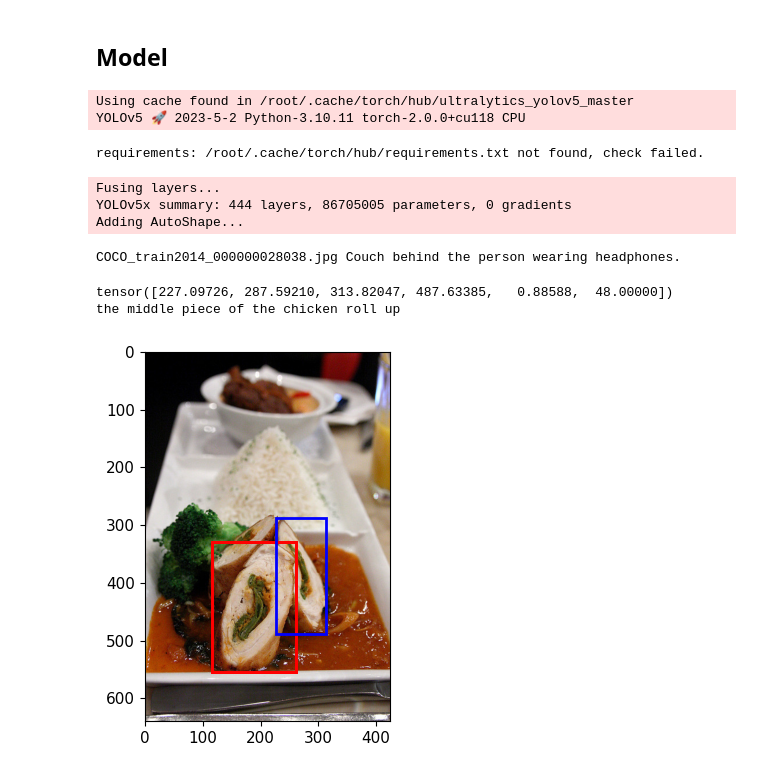
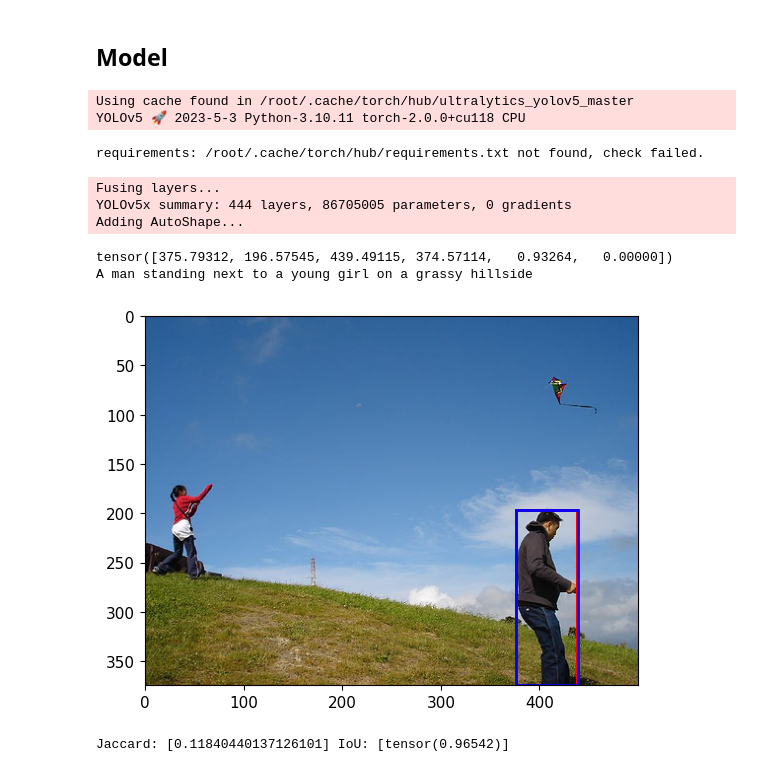
Before and after one commit to nicolazilio0/deepRiccy, a Jupyter notebook: Baseline.ipynb, the cells around one changed output. Saved outputs shown, nothing was run; the diff lists cells and outputs as text; code cells hidden in the pictures.

Commit message:
Baseline done and evaluated

```diff
--- a/Baseline.ipynb
+++ b/Baseline.ipynb
@@ -109,11 +106,14 @@ class Metrics:
         self.iou.append(iou(bbox_y, bbox_gt))
 
     def get(self):
-      print('get')
       return np.mean(self.jaccard), np.mean(self.iou)
 
     def __str__(self):
-      return "Jaccard: " + str(self.jaccard) + " IoU: " + str(self.iou)
+      return "Jaccard: " + str(np.mean(self.jaccard)) + " IoU: " + str(np.mean(self.iou))
+
+    def reset(self):
+      self.jaccard = []
+      self.iou = []
 # %%
 def split_string(string):
     string = string.split("_")
@@ -175,6 +175,18 @@ class Coco(Dataset):
 
     def get_imgframe(self, idx):
       return self.img_frame.iloc[idx]
+
+    def get_validation(self):
+        #return the dataframe that has as attribute the validation
+        return self.dataset[self.dataset['split'] == 'val']
+
+    def get_test(self):
+        #return the dataframe that has as attribute the test
+        return self.dataset[self.dataset['split'] == 'test']
+
+    def get_train(self):
+        #return the dataframe that has as attribute the train
+        return self.dataset[self.dataset['split'] == 'train']
 # %%
 #test dataset
 
@@ -281,58 +289,58 @@ class VisualGrounding(torch.nn.Module):
       gt_crop = original_img.crop(bbox)
       prediction_bbox, prediction_img = self.forward(img_path, sentence)
       self.metrics.update(prediction_bbox, bbox, prediction_img, gt_crop)
+      return prediction_bbox, prediction_img
 
     def get_metrics(self):
-        return self.metrics.get()
+      return self.metrics.get()
+
+    def reset_metrics(self):
+      self.metrics.reset()
 # %%
 model = VisualGrounding('yolov5x','ViT-B/32', local_path, local_annotations)
 # %% [output]
 Using cache found in /root/.cache/torch/hub/ultralytics_yolov5_master
-YOLOv5 🚀 2023-5-2 Python-3.10.11 torch-2.0.0+cu118 CPU
+YOLOv5 🚀 2023-5-3 Python-3.10.11 torch-2.0.0+cu118 CPU
 requirements: /root/.cache/torch/hub/requirements.txt not found, check failed.
 Fusing layers...
 YOLOv5x summary: 444 layers, 86705005 parameters, 0 gradients
 Adding AutoShape...
-# %%
-local_path = '/content/refcocog/images/'
-local_annotations = '/content/refcocog/annotations/'
-input = dataset[77]
-
-image_path = split_string(input["file_name"])
-sentence = input["sentences"]["raw"]
-print(image_path, sentence )
-#model.forward(image_path, sentence)
-# %% [output]
-COCO_train2014_000000028038.jpg Couch behind the person wearing headphones.
 # %%
-input = dataset[553]
+input = dataset[10]
 
 image_path = split_string(input["file_name"])
 sentence = input["sentences"]["raw"]
 original_img = Image.open(local_path+image_path).convert("RGB")
 gt = input["bbox"]
 x1, y1, width, height = gt
 x2, y2 = x1 + width, y1 + height
+
+model.reset_metrics()
 
 # Verifica se le coordinate superano le dimensioni dell'immagine
 if x1 < 0 or y1 < 0 or x2 > original_img.width or y2 > original_img.height:
     print("Bounding box fuori dai limiti dell'immagine!")
 else:
     # Ritaglia l'immagine usando le coordinate della bounding box
     crop = original_img.crop((x1, y1, x2, y2))
     # Mostra l'immagine originale con la bounding box
     %matplotlib inline
     plt.imshow(original_img)
     plt.gca().add_patch(plt.Rectangle((x1, y1), width, height, fill=False, edgecolor='red', linewidth=2))
-    bbox, img = model.forward(image_path, sentence)
+
+    bbox, img = model.evaluate(image_path, sentence, gt, original_img)
+
     plt.gca().add_patch(plt.Rectangle((x1, y1), width, height, fill=False, edgecolor='red', linewidth=2))
     plt.gca().add_patch(plt.Rectangle((bbox[0], bbox[1]), bbox[2]-bbox[0], bbox[3]-bbox[1], fill=False, edgecolor='blue', linewidth=2))
     print(bbox)
     print(sentence)
     plt.show()
+
+print(model.metrics)
 # %% [output]
-tensor([227.09726, 287.59210, 313.82047, 487.63385,   0.88588,  48.00000])
-the middle piece of the chicken roll up
+tensor([375.79312, 196.57545, 439.49115, 374.57114,   0.93264,   0.00000])
+A man standing next to a young girl on a grassy hillside
-[figure, old version]
+[figure, new version]
+Jaccard: [0.11840440137126101] IoU: [tensor(0.96542)]
 # %%
 #evaluation of the model
```
Also changed, not shown: parts of 6 cells of this notebook.
